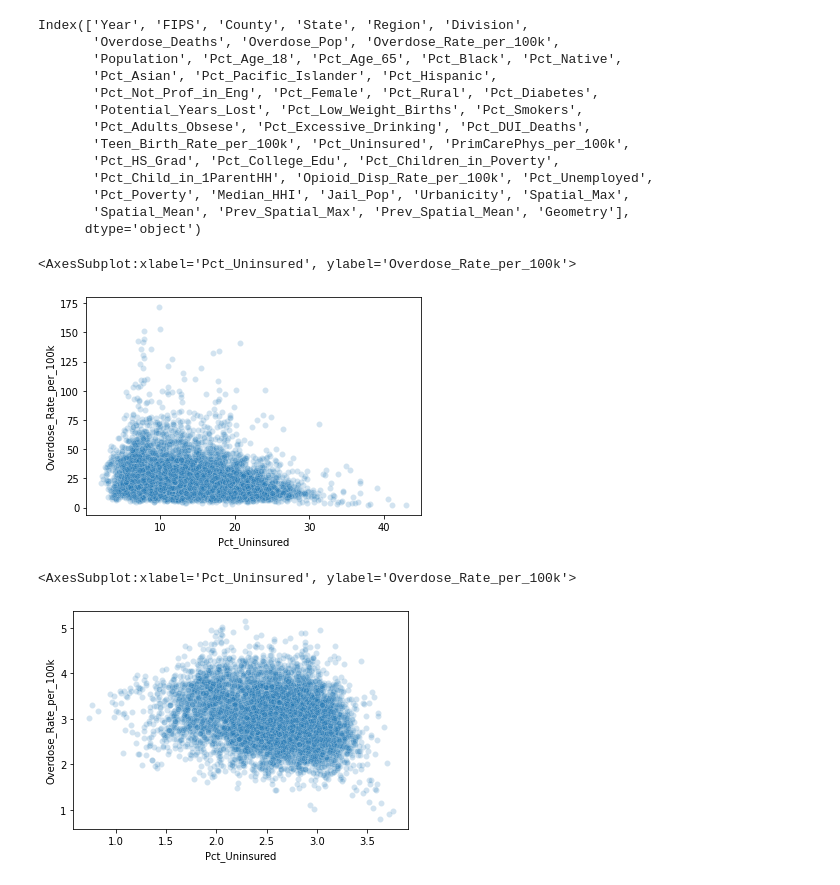
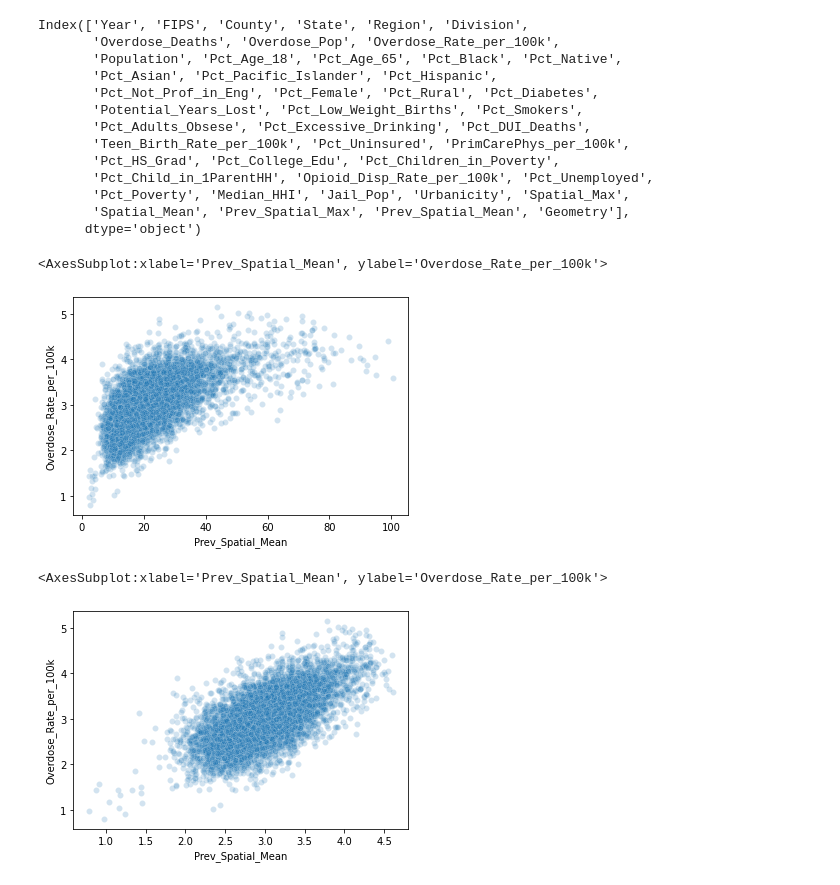
Before and after one commit to rhiannz/drugs, a Jupyter notebook: Analysis/Modeling/NEW_MODELING_OD.ipynb, the cells around one changed output. Saved outputs shown, nothing was run; the diff lists cells and outputs as text; code cells hidden in the pictures.

```diff
--- a/Analysis/Modeling/NEW_MODELING_OD.ipynb
+++ b/Analysis/Modeling/NEW_MODELING_OD.ipynb
@@ -57,6 +57,8 @@ Prev_Spatial_Max             0
 Prev_Spatial_Mean            0
 Geometry                     0
 dtype: int64
+# %%
+od_nonull = pd.read_csv('od_nonull.csv')
 # %%
 #taking the log transform of this variable for the modeling !!
 #Also it should be noted that we are not going to standardize our predictors just yet !
@@ -814,19 +814,20 @@ Index(['Year', 'FIPS', 'County', 'State', 'Region', 'Division',
       dtype='object')
 # %%
 import seaborn as sns
-sns.scatterplot(x = 'Pct_Uninsured', y = 'Overdose_Rate_per_100k', data = od_nonull, alpha = 0.2)
+y = np.log(od_nonull['Overdose_Rate_per_100k'])
+sns.scatterplot(x = 'Prev_Spatial_Mean', y = y, data = od_nonull, alpha = 0.2)
 # %% [output]
-<AxesSubplot:xlabel='Pct_Uninsured', ylabel='Overdose_Rate_per_100k'>
+<AxesSubplot:xlabel='Prev_Spatial_Mean', ylabel='Overdose_Rate_per_100k'>
-[figure, old version]
+[figure, new version]
 # %%
 # we should log this and log other things like spat mean toooooooo xoxo GOSSIP GIRL
 
-a = np.log(od_nonull['Pct_Uninsured'])
+a = np.log(od_nonull['Prev_Spatial_Mean'])
 b = np.log(od_nonull['Overdose_Rate_per_100k'])
 
 sns.scatterplot(x = a, y = b, alpha = 0.2)
 # %% [output]
-<AxesSubplot:xlabel='Pct_Uninsured', ylabel='Overdose_Rate_per_100k'>
+<AxesSubplot:xlabel='Prev_Spatial_Mean', ylabel='Overdose_Rate_per_100k'>
-[figure, old version]
+[figure, new version]
 # %% [markdown]
 Me and Wei found
```
Also changed, not shown: parts of 35 cells of this notebook, 6 other files.
